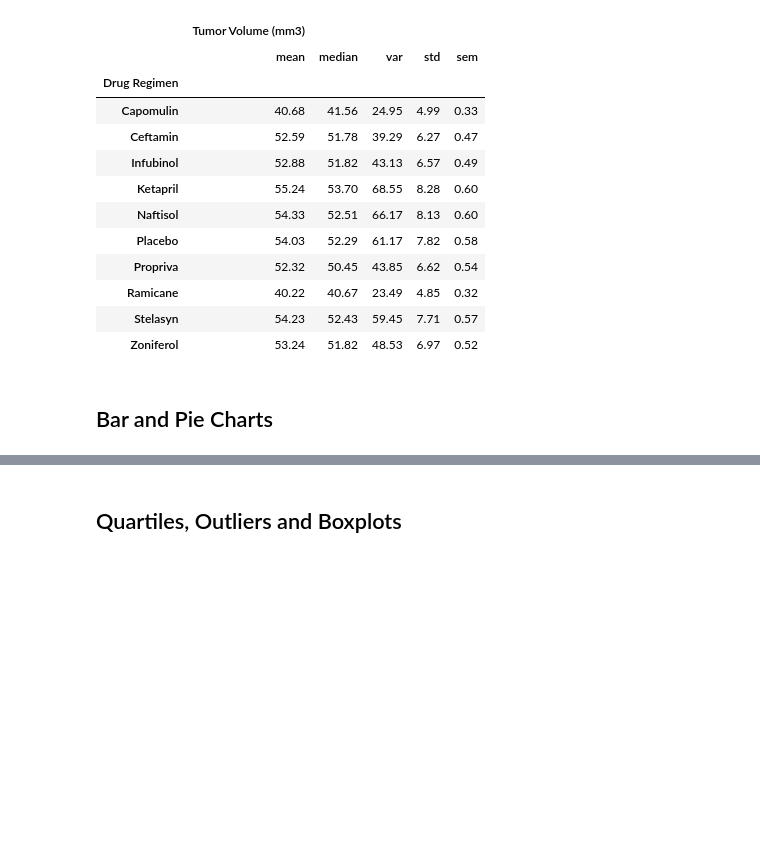
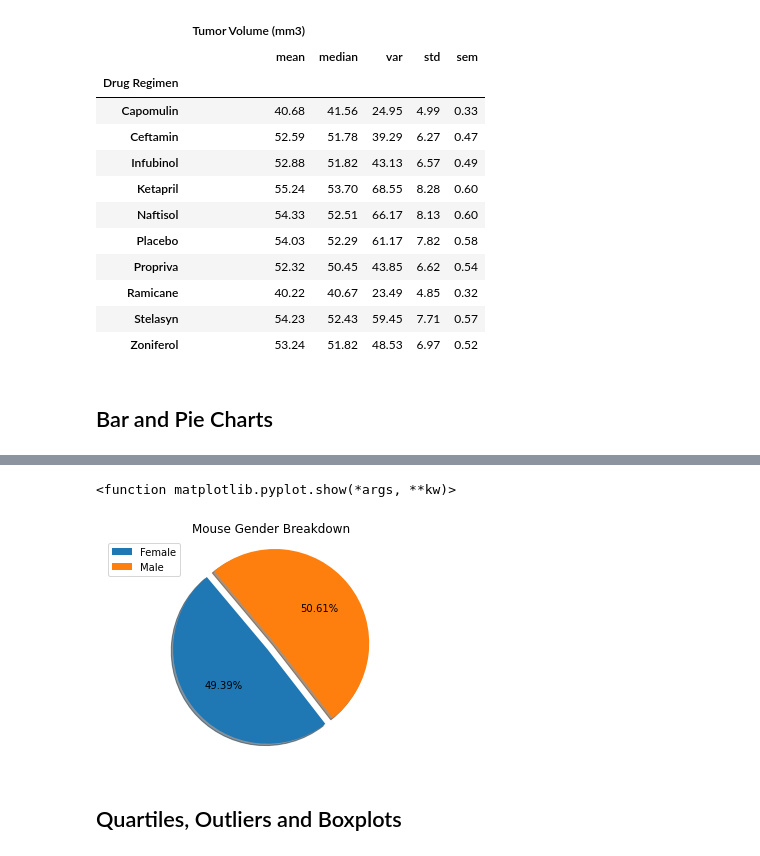
Before and after one commit to BrandonOverlie/matplotlib-challenge, a Jupyter notebook: pymaceuticals_starter.ipynb, the cells around one changed output, grey strips where cells are left out. Cells and saved outputs as stored; diff of their text form; code cells hidden in the pictures; blank space fills up the shorter version.

```diff
--- a/pymaceuticals_starter.ipynb
+++ b/pymaceuticals_starter.ipynb
@@ -174,5 +197,15 @@ plt.show()
 # %%
 # Generate a pie plot showing the distribution of female versus male mice using pyplot
+plt.pie(number_of_measurements_per_gender['Mouse ID'], labels = ['', ''],
+       startangle = 130, shadow = True, explode = (.1, 0), autopct = '%.2f%%')
+
+plt.legend(loc = 'upper left', labels = number_of_measurements_per_gender.index)
+plt.title('Mouse Gender Breakdown')
+plt.axis('equal')
+plt.show
+# %% [output]
+<function matplotlib.pyplot.show(*args, **kw)>
+[figure, added]
 # %% [markdown]
 ## Quartiles, Outliers and Boxplots
 # %%
```
Also changed, not shown: parts of 4 cells of this notebook.
